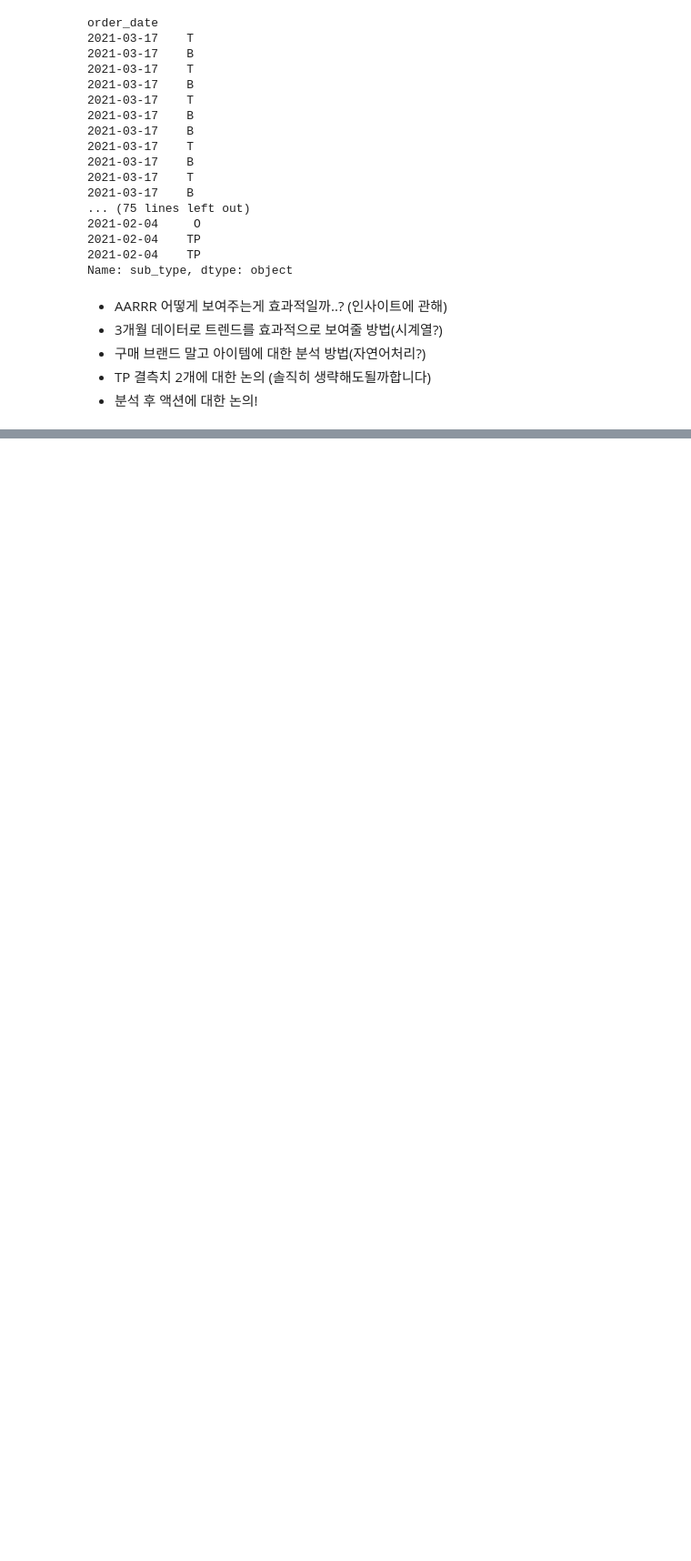
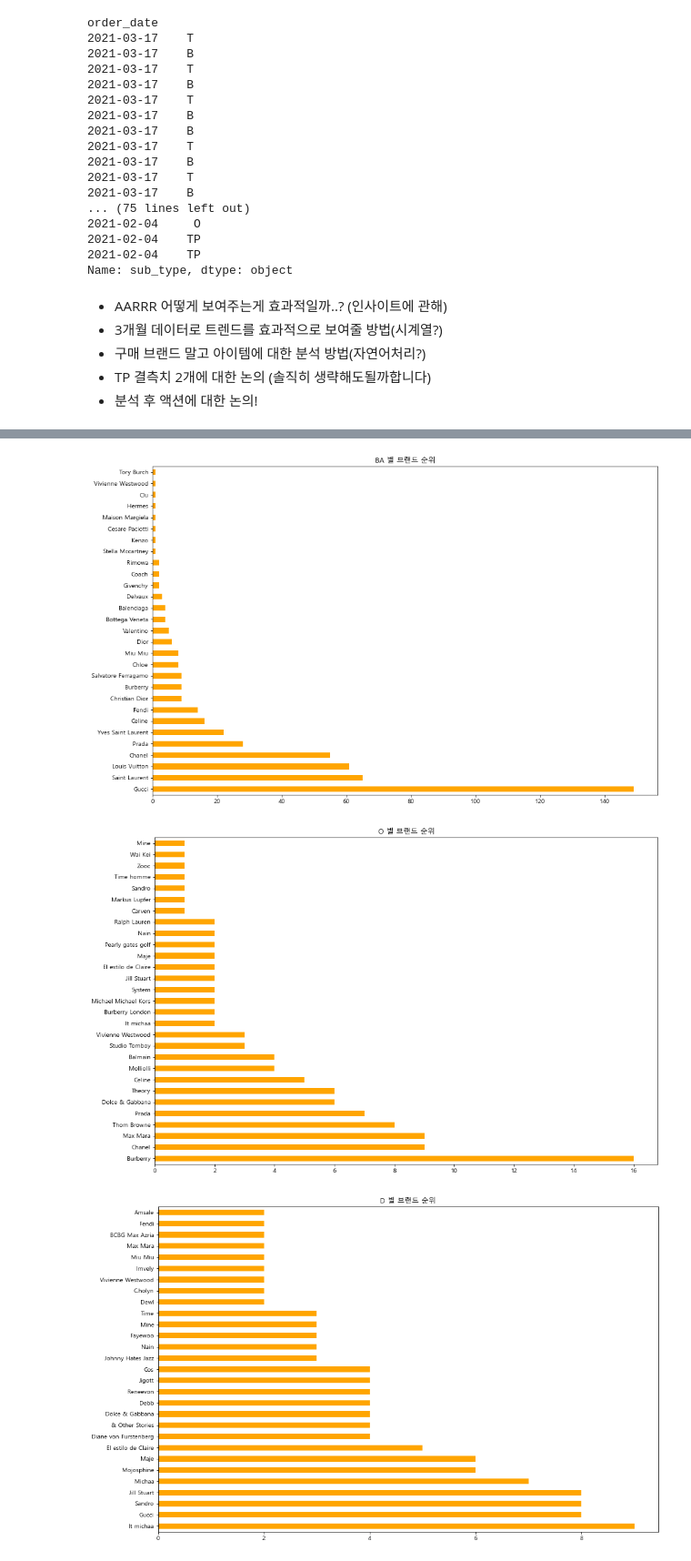
Before and after one commit to ilikeinow12/team2_wanted_onboarding, a Jupyter notebook: P3_오병훈/클로젯셰어_EDA.ipynb, the cells around one changed output, grey strips where cells are left out. Shown at 91% size. Cells and saved outputs as stored; diff of their text form; code cells hidden in the pictures; blank space fills up the shorter version.

```diff
--- a/P3_오병훈/클로젯셰어_EDA.ipynb
+++ b/P3_오병훈/클로젯셰어_EDA.ipynb
@@ -607,0 +734,5 @@ Name: sub_type, dtype: object
+# %%
+df_closet_reg_date=df_closet.sort_values(['reg_date'])
+#reg_date 인덱스로 옮기자
+df_closet_reg_date.set_index('reg_date', inplace=True)
+df_closet_reg_date
@@ -607,0 +754,4 @@ Name: sub_type, dtype: object
+# %%
+# 데이터 분리
+df_closet_new = df_closet_reg_date.loc['2021-01-01' : '2021-03-31']
+# df_closet_old = df_closet.loc[df_closet['reg_date'].between('2017-06.24', '2020.12.31')]
@@ -607,0 +775,8 @@ Name: sub_type, dtype: object
+# %%
+#신규 유저 sub_type별 브랜드 주문 그래프
+for i in sub_list:
+    barploting(df_closet_new, i)
+# %% [output]
+[figure, added]
+[figure, added]
+[figure, added]
```
Also changed, not shown: parts of 27 cells of this notebook.
